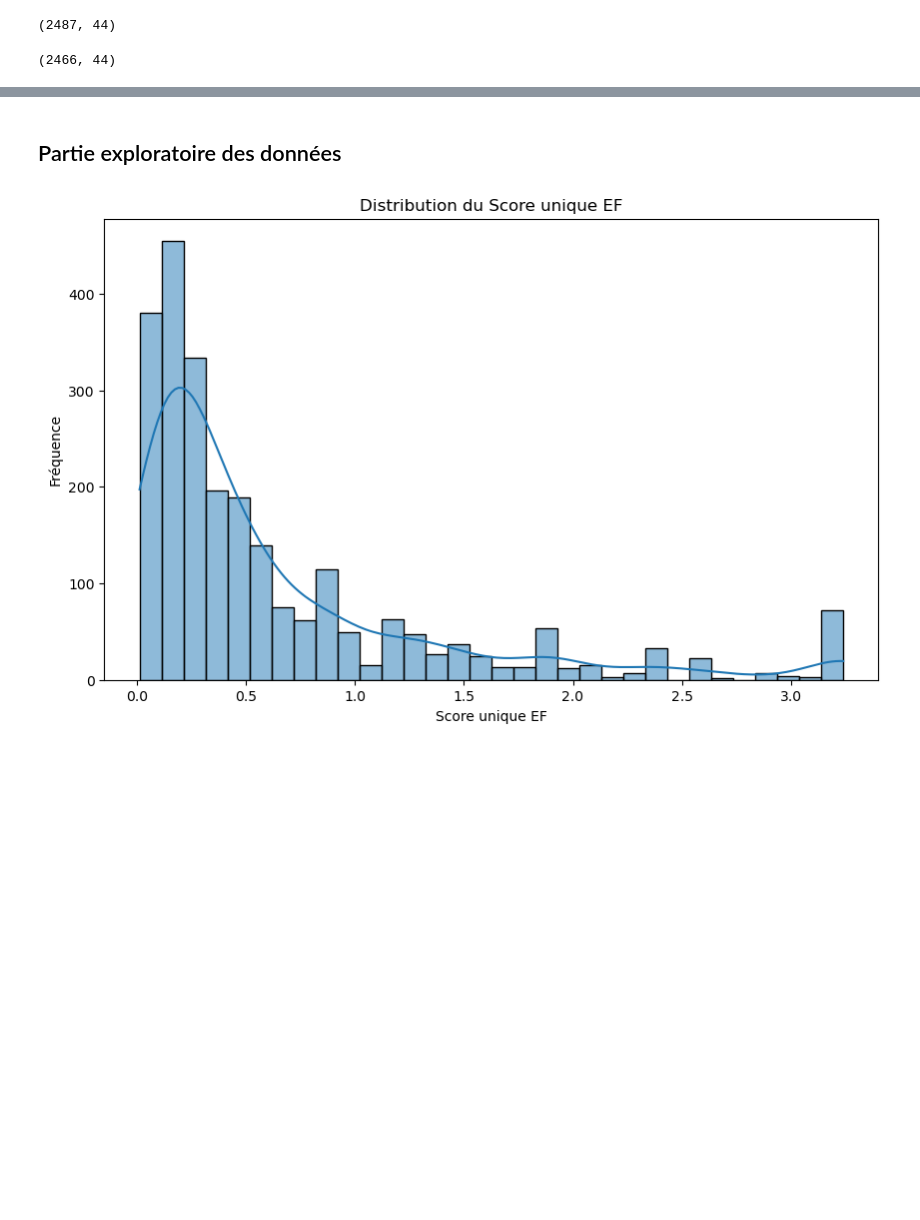
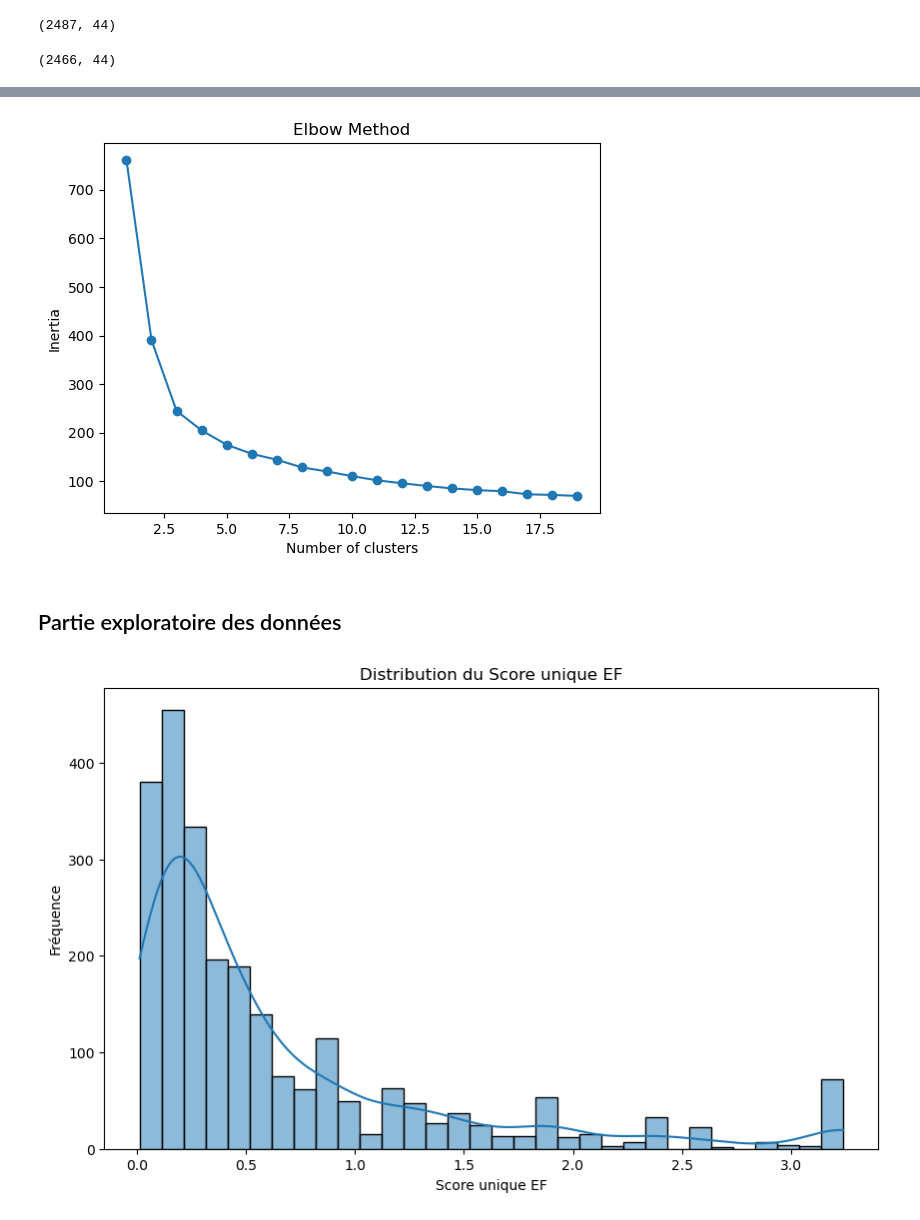
Before and after one commit to ZHANGzhile/DALAS, a Jupyter notebook: projet/Projet-idee.ipynb, the cells around one changed output, grey strips where cells are left out. Cells and saved outputs as stored; diff of their text form; code cells hidden in the pictures; blank space fills up the shorter version.

```diff
--- a/projet/Projet-idee.ipynb
+++ b/projet/Projet-idee.ipynb
@@ -194,3 +185,21 @@ plt.show()
+# %%
+from warnings import filterwarnings
+filterwarnings('ignore')
+inertia = []
+for k in range(1, 20):
+    kmeans = KMeans(n_clusters=k)
+    kmeans.fit(data_normalized)
+    # inertia method returns wcss for that model
+    # Inertia: It is the sum of squared distances of samples to their closest cluster center.
+    inertia.append(kmeans.inertia_)
+plt.figure()
+plt.plot(range(1, 20), inertia, marker='o')
+plt.title('Elbow Method')
+plt.xlabel('Number of clusters')
+plt.ylabel('Inertia')
+plt.show()
+# %% [output]
+[figure, added]
 # %% [markdown]
 ## Partie exploratoire des données
 # %%
```
Also changed, not shown: parts of 2 cells of this notebook.
